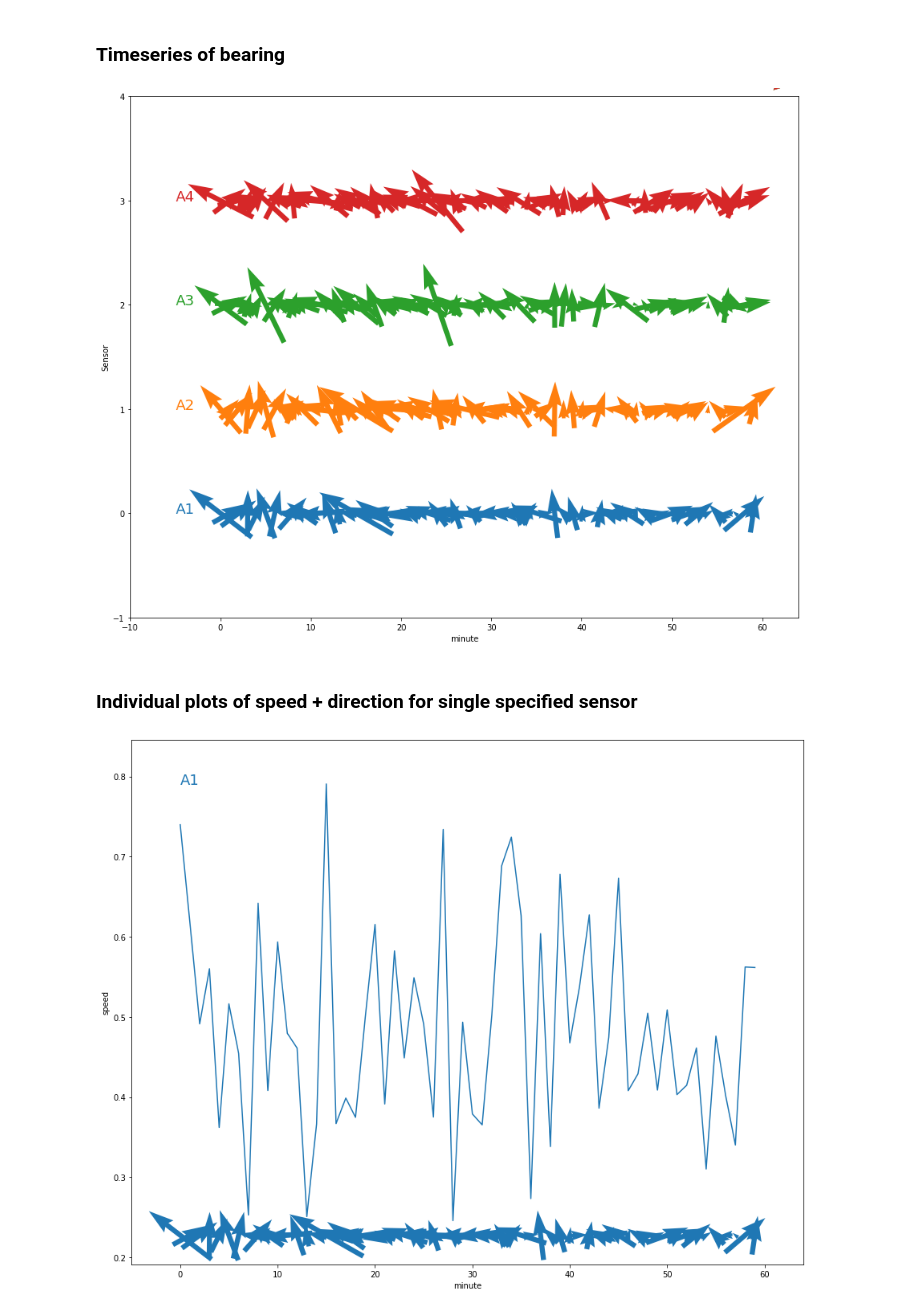
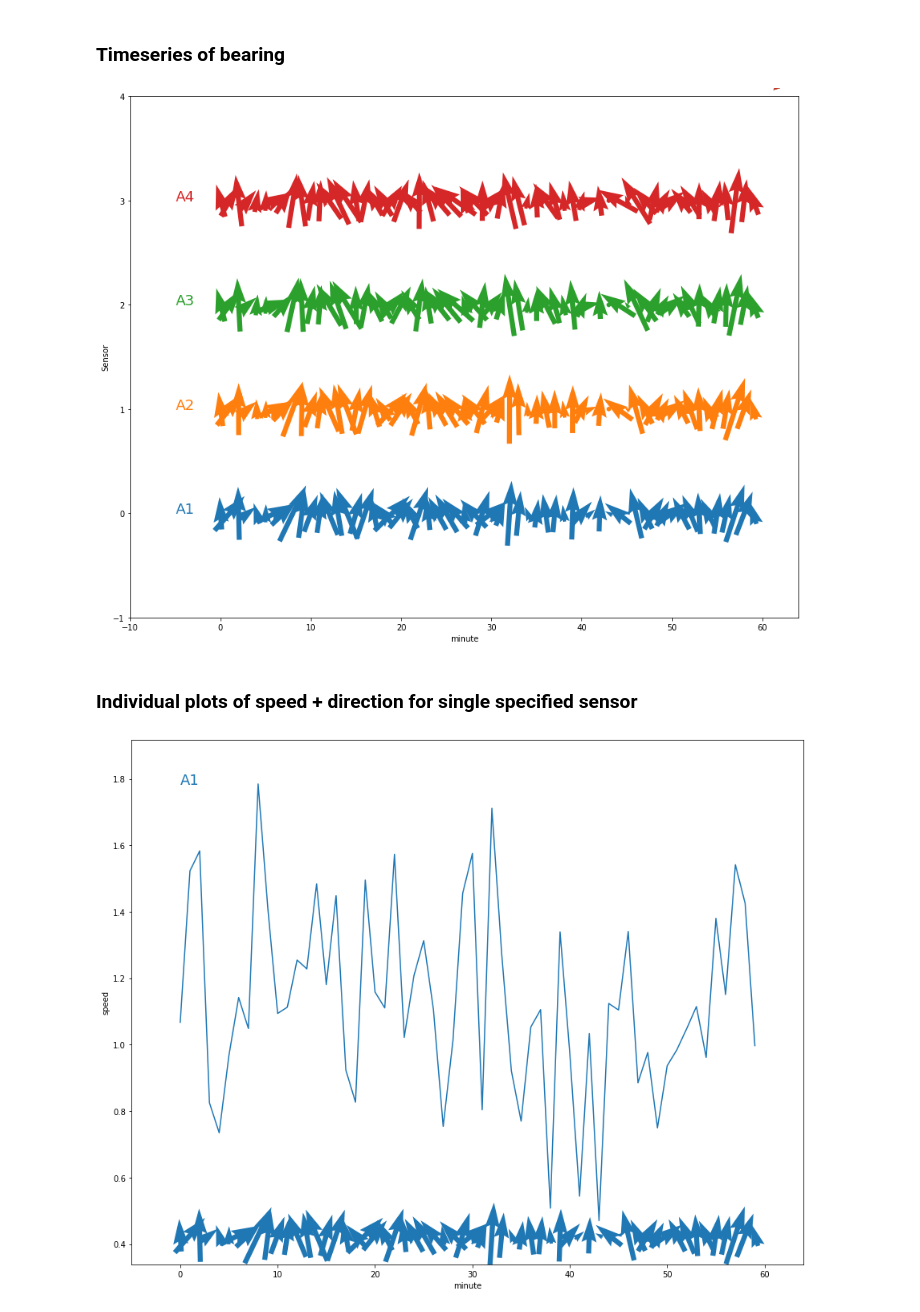
Before and after one commit to wfsi-data/wfsi-notebooks, a Jupyter notebook: sonic_dataset_demo.ipynb, the cells around one changed output. Saved outputs shown, nothing was run; the diff lists cells and outputs as text; code cells hidden in the pictures.

Commit message:
Correct time indicies for figure generation
Fixes #2

- Change hard-coded "minute" to generalized "dim" variable
- Expand comment for specifying dataset and dim variables

```diff
--- a/sonic_dataset_demo.ipynb
+++ b/sonic_dataset_demo.ipynb
@@ -158,7 +158,7 @@ File header: ['File_Name', 'File_Description', 'Standard', 'UTC_Offset', 'File_V
 # %% [markdown]
 ### View file info: select metadata, data, supplementary_data
 # %%
-info_type = 'data'  # enter all, metadata, data, supplementary_data
+info_type = 'all'  # enter all, metadata, data, supplementary_data
 
 for file_idx, file_info in flmd.items():
     if info_type != 'all' and not file_info[flmd_header[0]].startswith(info_type):
@@ -556,7 +568,11 @@ display(gen_stats(data_minute, var, 'minute', 1))
 ### Select dataset and sensors
 # %%
 # dataset and dimension corresponding to the dataset
-ds = dataset; dim = 'time'
+# Options:
+#   raw data: ds = dataset; dim = 'time'
+#   minute data: ds = data_minute; dim = 'minute'
+
+ds = data_minute; dim = 'minute'
 display(ds.id.values)
 # %% [output]
 array(['A1', 'A2', 'A3', 'A4', 'B1', 'B2', 'B3', 'B4', 'C1', 'C2', 'C3',
@@ -618,51 +634,51 @@ axs_buffer = [5, 1]
 
 # generate linear timeseries figure
 fig, axs = plt.subplots(figsize=(15, 12))
-axs.set_xlim([var_slice.minute[0] - 2 * axs_buffer[0], var_slice.minute[-1] + axs_buffer[0]])
+axs.set_xlim([var_slice[dim][0] - 2 * axs_buffer[0], var_slice[dim][-1] + axs_buffer[0]])
 axs.set_ylim([-axs_buffer[1], count + axs_buffer[1] - 1])
 axs.set_ylabel('Sensor'); axs.set_xlabel(dim)
 
 for idx in range(0, count):
     sid = list(var_slice.id.values)[idx]
     scol = line_colors[sid]
-    Q = axs.quiver(var_slice.minute, np.full(var_slice[dim].shape[0], idx), u_slice.isel(loc=idx).values, v_slice.isel(loc=idx).values,
+    Q = axs.quiver(var_slice[dim], np.full(var_slice[dim].shape[0], idx), u_slice.isel(loc=idx).values, v_slice.isel(loc=idx).values,
                    pivot='mid', units='width', color=scol)
     qk = axs.quiverkey(Q, 0.9, 0.9, 1, r'$1 \frac{m}{s}$', labelpos='E', coordinates='figure')
-    axs.text(var_slice.minute[0] - axs_buffer[0], idx, sid, color=scol, fontsize=18)
+    axs.text(var_slice[dim][0] - axs_buffer[0], idx, sid, color=scol, fontsize=18)
 # %% [output]
-[figure, old version]
+[figure, new version]
 # %% [markdown]
 ### Individual plots of speed + direction for single specified sensor
 # %%
 sid = 'A1'
 sidx = get_id_indices(ds, [sid])[0]
 
 # select variable
 var = 'speed'
 
 # slice data
 var_slice = ds[var].isel(dict(loc=sidx))
 u_slice = ds['u'].isel(dict(loc=sidx))
 v_slice = ds['v'].isel(dict(loc=sidx))
 try:
     scol = line_colors[sid]
 except:
     scol = 'black'
 
 # set up figure configuration
 ylim = [var_slice.min().values, var_slice.max().values]
 axs_buffer = [5, 0.1]
 
 # generate linear timeseries figure
 fig, axs = plt.subplots(figsize=(15, 12))
 axs.set_xlim([var_slice[dim][0] - axs_buffer[0], var_slice[dim][-1] + axs_buffer[0]])
 axs.set_ylim([ylim[0] - axs_buffer[1] * (ylim[1]-ylim[0]), ylim[1] + axs_buffer[1] * (ylim[1]-ylim[0])])
 axs.set_ylabel(var); axs.set_xlabel(dim)
 
 axs.plot(var_slice[dim], var_slice.values)
 Q = axs.quiver(var_slice[dim], np.full(var_slice[dim].shape[0], ylim[0] - axs_buffer[1]/3 * (ylim[1]-ylim[0])), u_slice.values, v_slice.values,
                pivot='mid', units='width', color=scol)
 qk = axs.quiverkey(Q, 0.9, 0.9, 1, r'$1 \frac{m}{s}$', labelpos='E', coordinates='figure')
-t = axs.text(var_slice.minute[0], ylim[1], sid, color=scol, fontsize=18)
+t = axs.text(var_slice[dim][0], ylim[1], sid, color=scol, fontsize=18)
 # %% [output]
-[figure, old version]
+[figure, new version]
```
Also changed, not shown: parts of 14 cells of this notebook.
